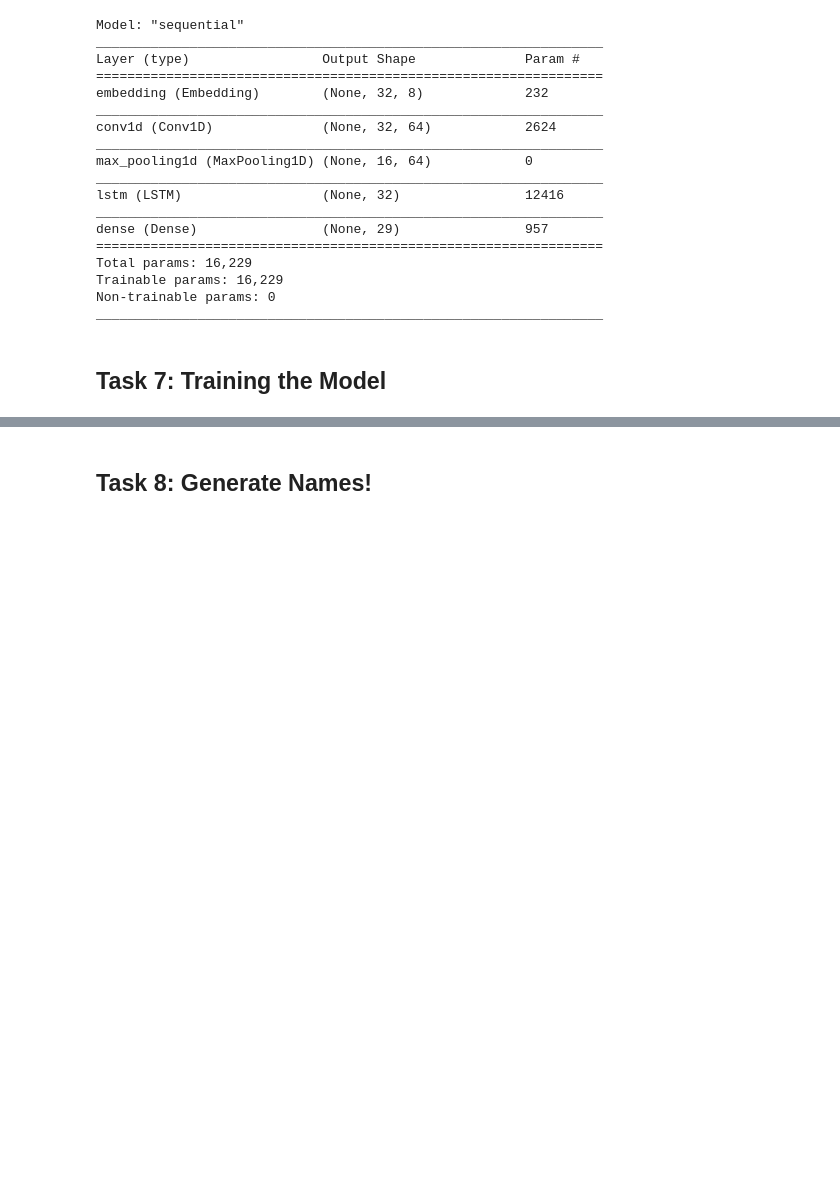
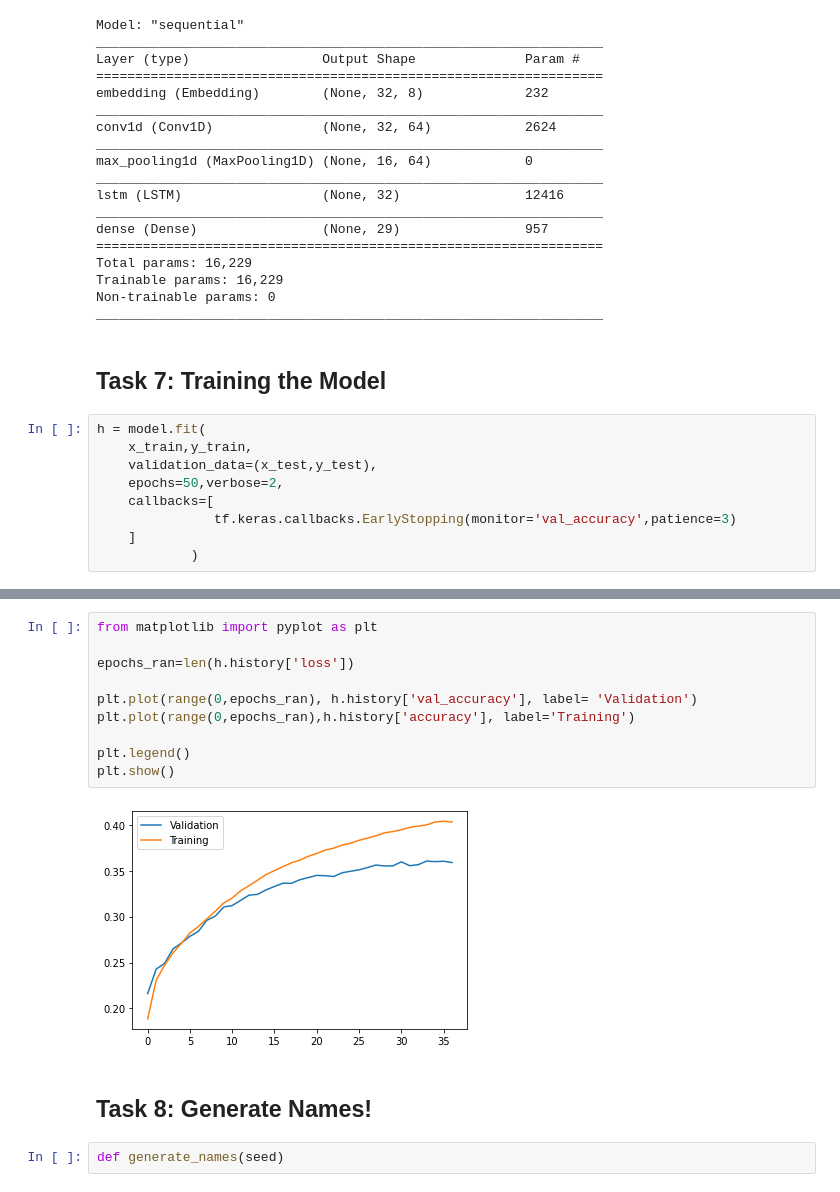
Before and after one commit to shalini9795/SuperheroNameGenerator-NLP, a Jupyter notebook: Superhero_Name_Generator_Learner.ipynb, the cells around one changed output, grey strips where cells are left out. Cells and saved outputs as stored; diff of their text form; blank space fills up the shorter version.

```diff
--- a/Superhero_Name_Generator_Learner.ipynb
+++ b/Superhero_Name_Generator_Learner.ipynb
@@ -222,3 +222,12 @@ Non-trainable params: 0
 _________________________________________________________________
 # %% [markdown]
 ## Task 7: Training the Model
+# %%
+h = model.fit(
+    x_train,y_train,
+    validation_data=(x_test,y_test),
+    epochs=50,verbose=2,
+    callbacks=[
+               tf.keras.callbacks.EarlyStopping(monitor='val_accuracy',patience=3)
+    ]
+            )
@@ -225,2 +252,16 @@ _________________________________________________________________
+# %%
+from matplotlib import pyplot as plt
+
+epochs_ran=len(h.history['loss'])
+
+plt.plot(range(0,epochs_ran), h.history['val_accuracy'], label= 'Validation')
+plt.plot(range(0,epochs_ran),h.history['accuracy'], label='Training')
+
+plt.legend()
+plt.show()
+# %% [output]
+[figure, added]
 # %% [markdown]
 ## Task 8: Generate Names!
+# %%
+def generate_names(seed)
```
Also changed, not shown: parts of 1 cell of this notebook.
